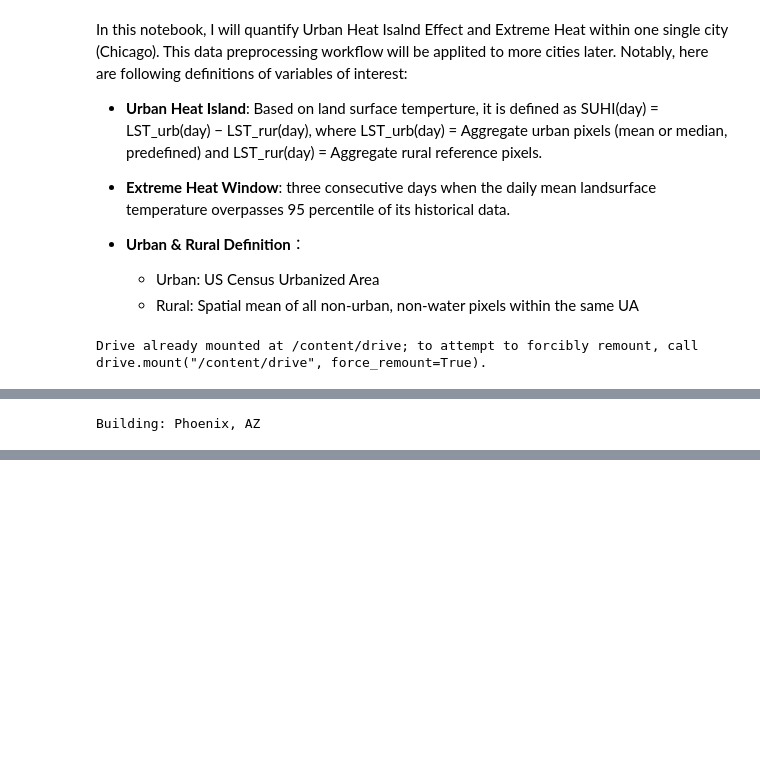
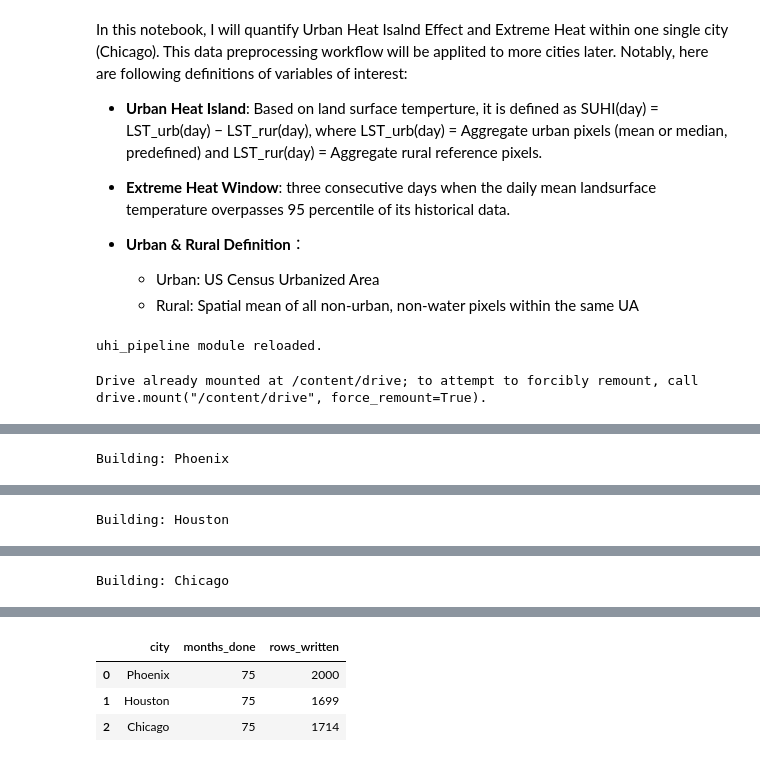
Before and after one commit to cchen744/uhi-extreme-heat-response, a Jupyter notebook: notebooks/01_data_exploration.ipynb, the cells around one changed output, grey strips where cells are left out. Cells and saved outputs as stored; diff of their text form; code cells hidden in the pictures; blank space fills up the shorter version.

Commit message:
UPDATE: Phoenix;Houston;Chicago cleaned dataset output

```diff
--- a/notebooks/01_data_exploration.ipynb
+++ b/notebooks/01_data_exploration.ipynb
@@ -18,10 +18,16 @@ import os
 import pandas as pd
 import ee
 import uhi_pipeline
+import importlib
+importlib.reload(uhi_pipeline)
+print("uhi_pipeline module reloaded.")
+
 DATA_DIR = Path("data/cities")
 DATA_DIR.mkdir(parents=True, exist_ok=True)
 
 ua_fc = ee.FeatureCollection("projects/extremeweatheruhi/assets/uac20_2025")
+# %% [output]
+uhi_pipeline module reloaded.
 # %%
 from google.colab import drive
 drive.mount('/content/drive')
@@ -50,8 +56,7 @@ CFG = dict(
 )
 
 def build_city_safe(city_name: str):
-    safe = city_name.split(",")[0].strip().lower().replace(" ", "_")
-    out_csv = DATA_DIR / f"{safe}_daily_suhi.csv"
+    out_csv = DATA_DIR / f"{city_name}_daily_suhi.csv"
 
     #
     done_months = set()
@@ -68,7 +73,7 @@ def build_city_safe(city_name: str):
             continue
 
         df_m = uhi_pipeline.run_city(
-            city_name=city_name,
+            ua_contains=city_name,
             ua_fc=ua_fc,
             start_date=s,
             end_date=e,
@@ -107,7 +112,7 @@ Chicago found in ua_fc with 1 features.
 |  | ALAND20 | AWATER20 | FUNCSTAT20 | GEOID20 | GEOIDFQ20 | INTPTLAT20 | INTPTLON20 | LSAD20 | MTFCC20 | NAME20 | ... |
 | 0 | 6055713369 | 100561449 | S | 16264 | 400C200US16264 | +41.8304099 | -087.9086694 | 67 | G3500 | Chicago, IL--IN | ... |
 # %%
-CITIES = ["Phoenix West--Goodyear--Avondale, AZ", "Phoenix--Mesa--Scottsdale, AZ", "Houston, TX", "Chicago, IL"]
+CITIES = ["Phoenix", "Houston", "Chicago"]
 
 results = []
 for c in CITIES:
@@ -116,4 +121,4 @@ for c in CITIES:
 
 pd.DataFrame(results)[["city", "months_done", "rows_written"]].head()
 # %% [output]
-Building: Phoenix, AZ
+Building: Phoenix
@@ -120,0 +127 @@ Exception: Image.clip: The geometry for image clipping must not be empty.
+Building: Houston
@@ -120,0 +130 @@ Exception: Image.clip: The geometry for image clipping must not be empty.
+Building: Chicago
@@ -120,0 +135,4 @@ Exception: Image.clip: The geometry for image clipping must not be empty.
+|  | city | months_done | rows_written |
+| 0 | Phoenix | 75 | 2000 |
+| 1 | Houston | 75 | 1699 |
+| 2 | Chicago | 75 | 1714 |
```
Also changed, not shown: parts of 1 cell of this notebook.
